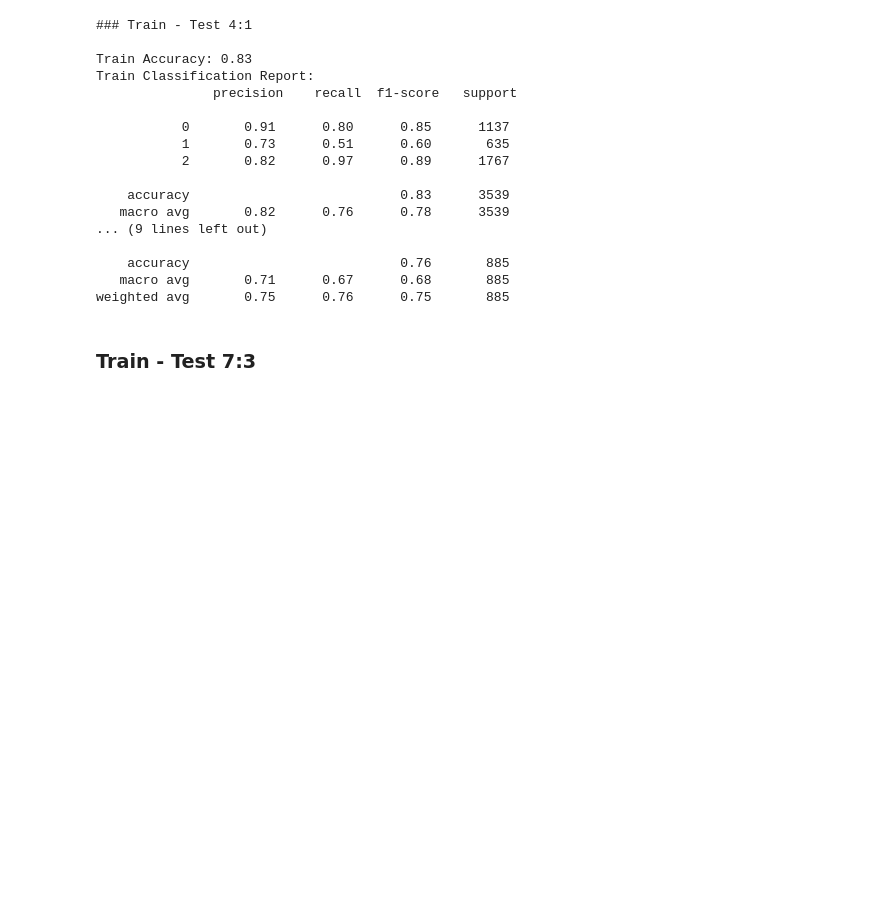
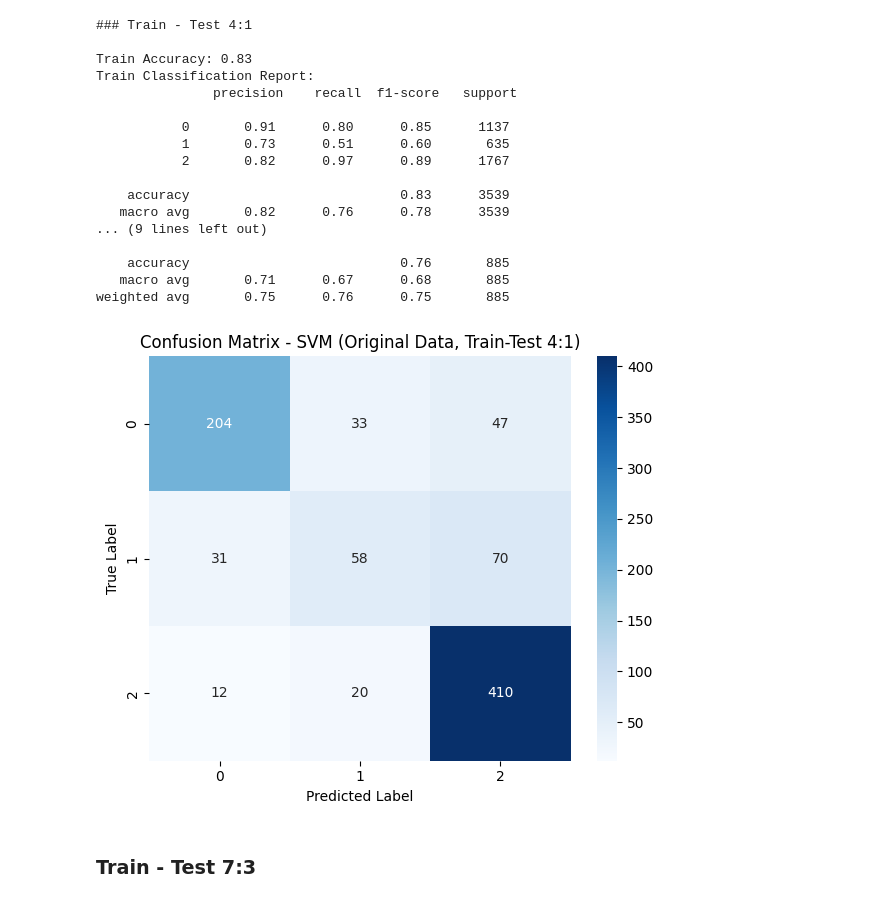
Before and after one commit to imbich/Project-Machine-Learning, a Jupyter notebook: notebook/SVM.ipynb, the cells around one changed output. Cells and saved outputs as stored; diff of their text form; code cells hidden in the pictures; blank space fills up the shorter version.

```diff
--- a/notebook/SVM.ipynb
+++ b/notebook/SVM.ipynb
@@ -165,6 +165,26 @@ Train Classification Report:
     accuracy                           0.76       885
    macro avg       0.71      0.67      0.68       885
 weighted avg       0.75      0.76      0.75       885
+# %%
+import matplotlib.pyplot as plt
+import seaborn as sns
+from sklearn.metrics import confusion_matrix
+
+# Tính confusion matrix
+cm = confusion_matrix(y_test_orig_80, y_test_pred_orig_80)
+class_names = sorted(set(label))  # hoặc liệt kê tên lớp cụ thể nếu bạn có
+
+# Vẽ ma trận nhầm lẫn
+plt.figure(figsize=(6, 5))
+sns.heatmap(cm, annot=True, fmt='d', cmap='Blues',
+            xticklabels=class_names, yticklabels=class_names)
+plt.title('Confusion Matrix - SVM (Original Data, Train-Test 4:1)')
+plt.xlabel('Predicted Label')
+plt.ylabel('True Label')
+plt.tight_layout()
+plt.show()
+# %% [output]
+[figure, added]
 # %% [markdown]
 ### Train - Test 7:3
 # %%
```
Also changed, not shown: parts of 2 cells of this notebook.
